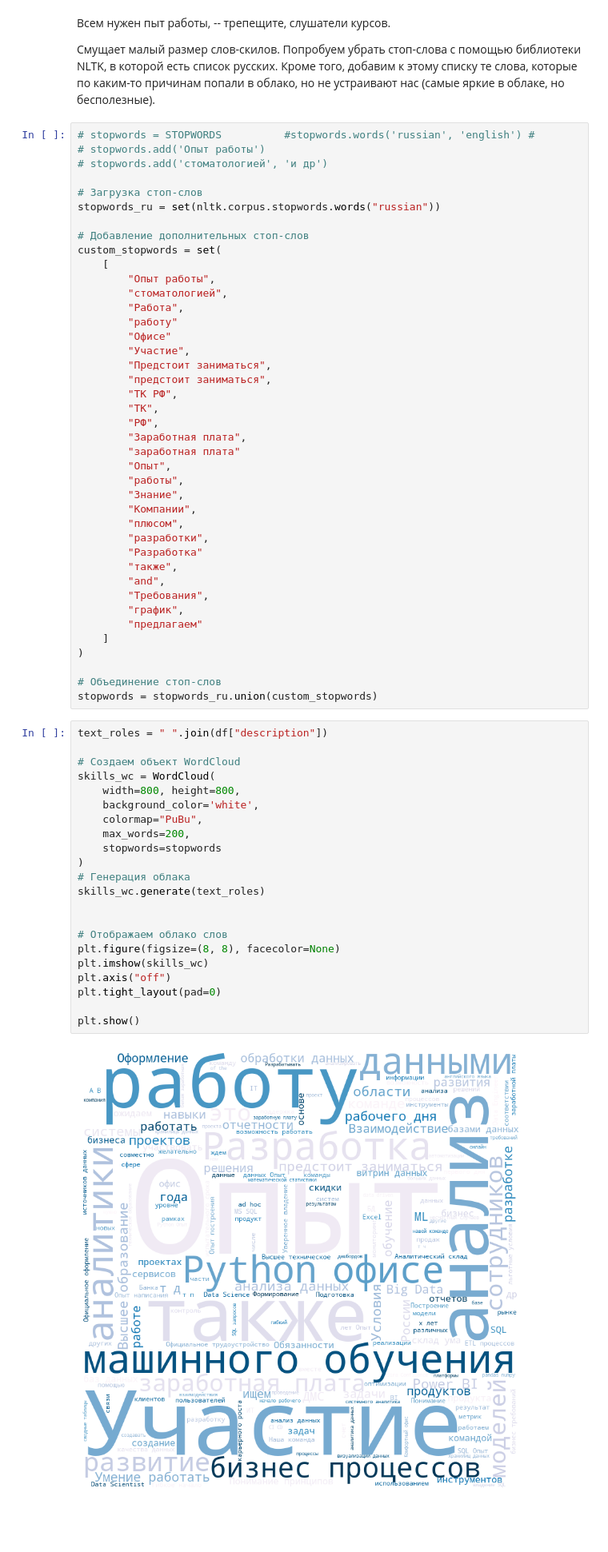
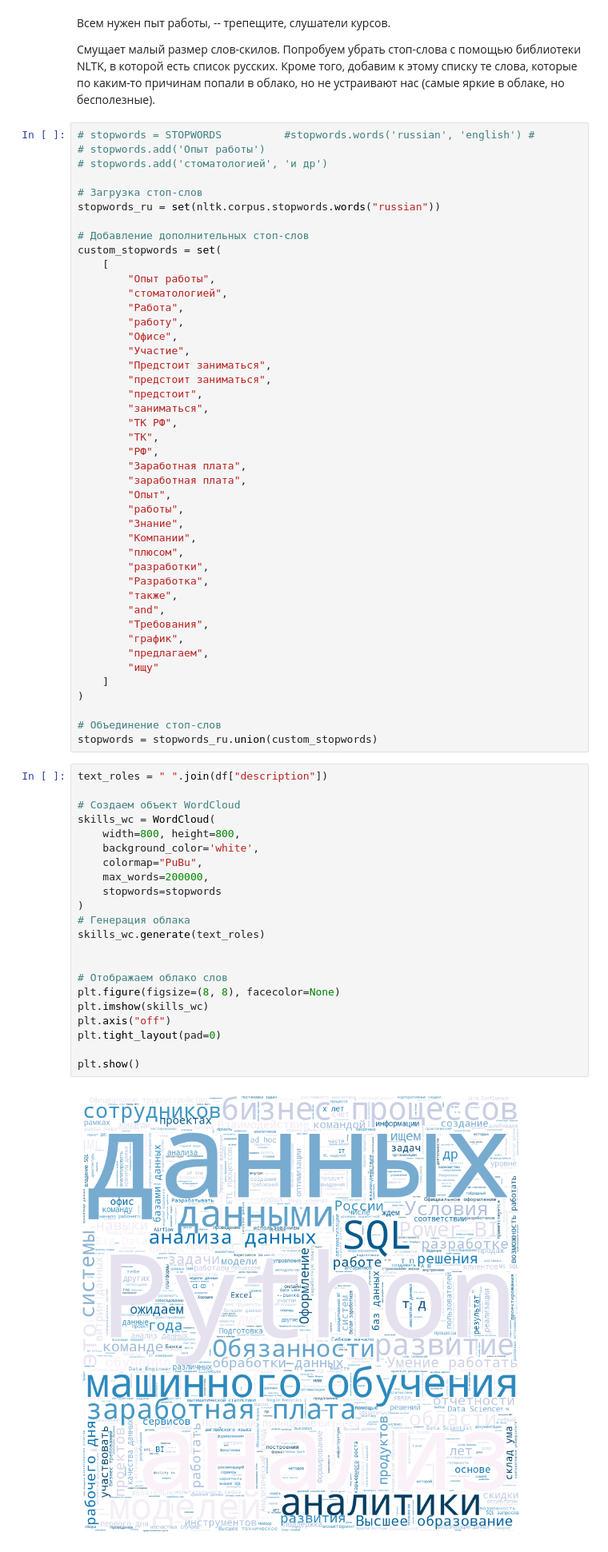
Before and after one commit to maima1810/hh_project, a Jupyter notebook: hh_project.ipynb, the cells around one changed output. Shown at 80% size. Saved outputs shown, nothing was run; the diff lists cells and outputs as text; blank space fills up the shorter version.

```diff
--- a/hh_project.ipynb
+++ b/hh_project.ipynb
@@ -1214,28 +1213,31 @@ custom_stopwords = set(
         "Опыт работы",
         "стоматологией",
         "Работа",
-        "работу"
-        "Офисе"
+        "работу",
+        "Офисе",
         "Участие",
         "Предстоит заниматься",
         "предстоит заниматься",
+        "предстоит",
+        "заниматься",
         "ТК РФ",
         "ТК",
         "РФ",
         "Заработная плата",
-        "заработная плата"
+        "заработная плата",
         "Опыт",
         "работы",
         "Знание",
         "Компании",
         "плюсом",
         "разработки",
-        "Разработка"
+        "Разработка",
         "также",
         "and",
         "Требования",
         "график",
-        "предлагаем"
+        "предлагаем",
+        "ищу"
     ]
 )
 
@@ -1244,25 +1246,25 @@ stopwords = stopwords_ru.union(custom_stopwords)
 # %%
 text_roles = " ".join(df["description"])
 
 # Создаем объект WordCloud
 skills_wc = WordCloud(
     width=800, height=800,
     background_color='white',
     colormap="PuBu",
-    max_words=200,
+    max_words=200000,
     stopwords=stopwords
 )
 # Генерация облака
 skills_wc.generate(text_roles)
 
 
 # Отображаем облако слов
 plt.figure(figsize=(8, 8), facecolor=None)
 plt.imshow(skills_wc)
 plt.axis("off")
 plt.tight_layout(pad=0)
 
 plt.show()
 # %% [output]
-[figure, old version]
+[figure, new version]
 # %% [markdown]
```
Also changed, not shown: parts of 37 cells of this notebook, 4 other files.
